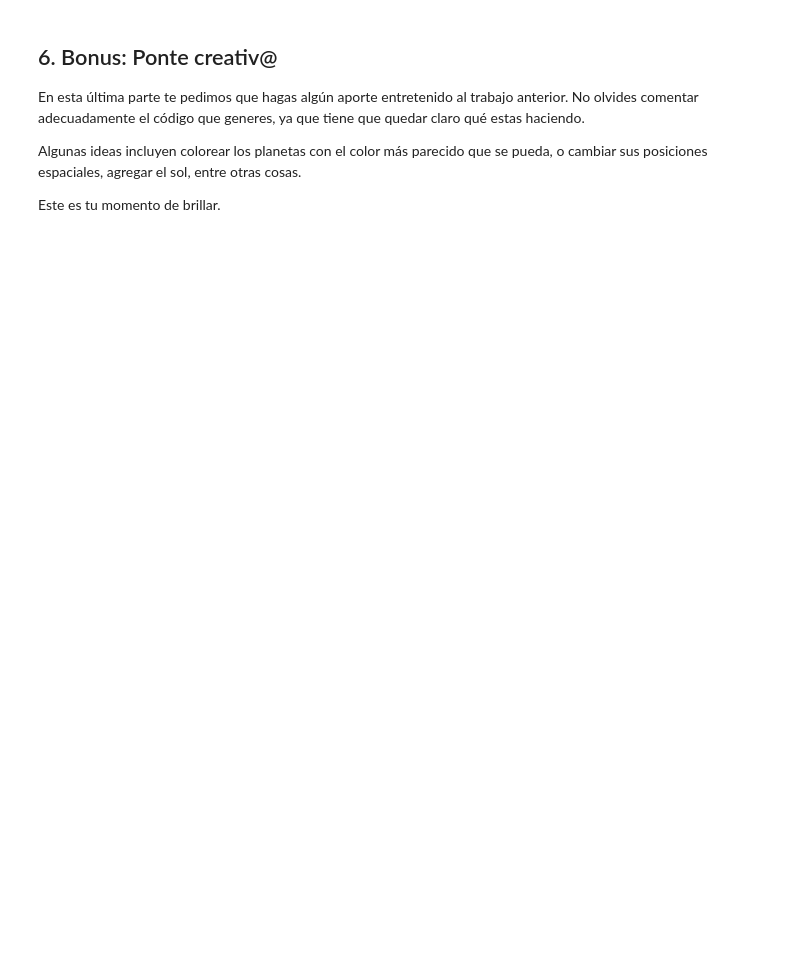
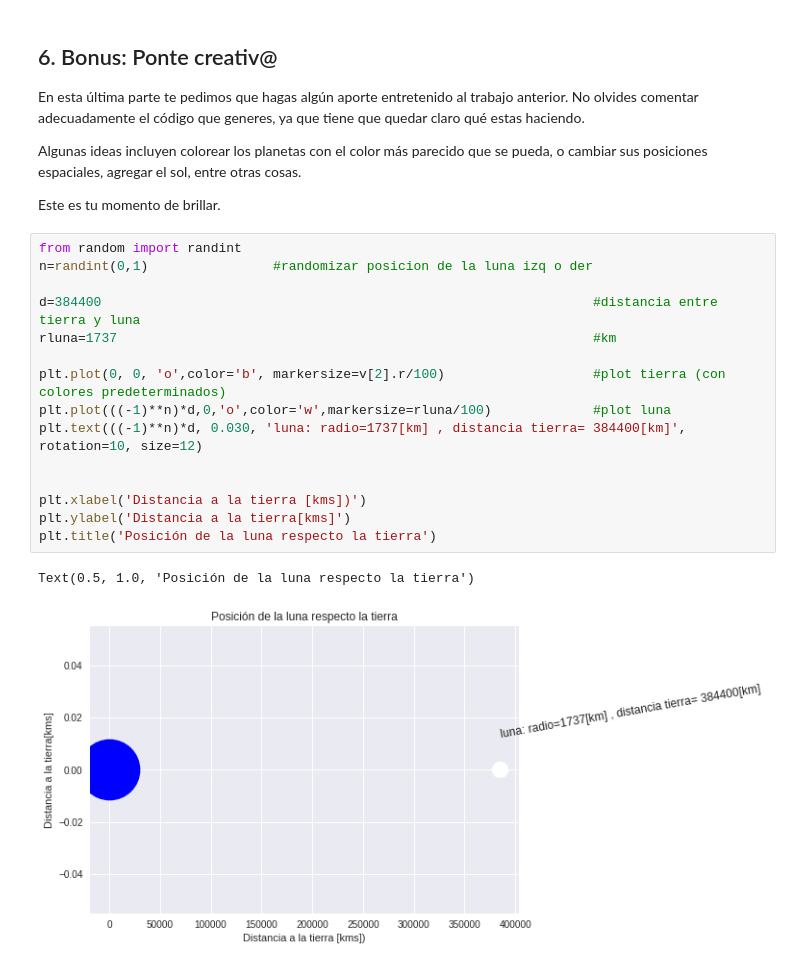
Before and after one commit to chenriquezb/minitarea1, a Jupyter notebook: minitarea1.ipynb, the cells around one changed output. Cells and saved outputs as stored; diff of their text form; blank space fills up the shorter version.

```diff
--- a/minitarea1.ipynb
+++ b/minitarea1.ipynb
@@ -193,3 +200,21 @@ Algunas ideas incluyen colorear los planetas con el color más parecido que se p
 
 
 Este es tu momento de brillar.
+# %%
+from random import randint
+n=randint(0,1)                #randomizar posicion de la luna izq o der
+
+d=384400                                                               #distancia entre tierra y luna
+rluna=1737                                                             #km
+
+plt.plot(0, 0, 'o',color='b', markersize=v[2].r/100)                   #plot tierra (con colores predeterminados)
+plt.plot(((-1)**n)*d,0,'o',color='w',markersize=rluna/100)             #plot luna
+plt.text(((-1)**n)*d, 0.030, 'luna: radio=1737[km] , distancia tierra= 384400[km]', rotation=10, size=12)
+
+
+plt.xlabel('Distancia a la tierra [kms])')
+plt.ylabel('Distancia a la tierra[kms]')
+plt.title('Posición de la luna respecto la tierra')
+# %% [output]
+Text(0.5, 1.0, 'Posición de la luna respecto la tierra')
+[figure, added]
```
Also changed, not shown: parts of 2 cells of this notebook.
